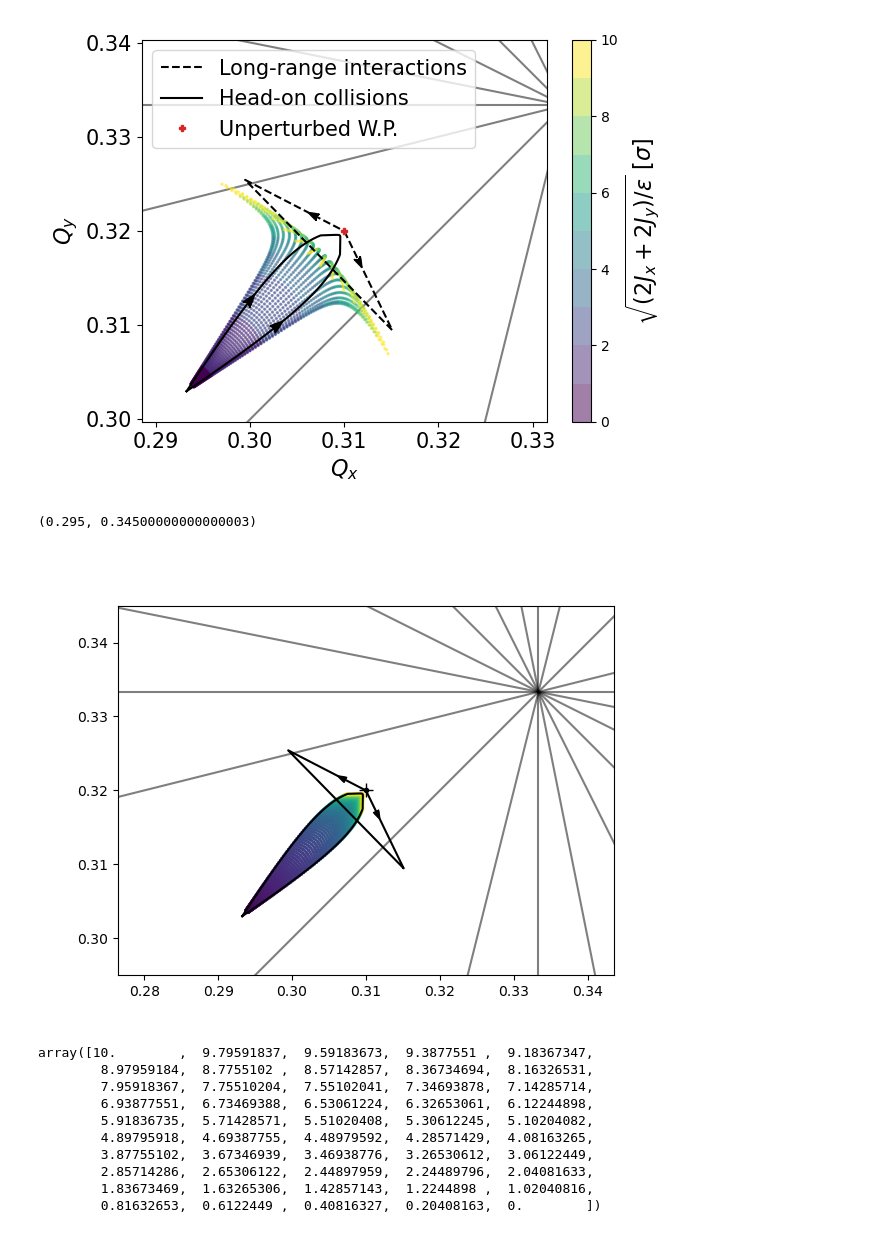
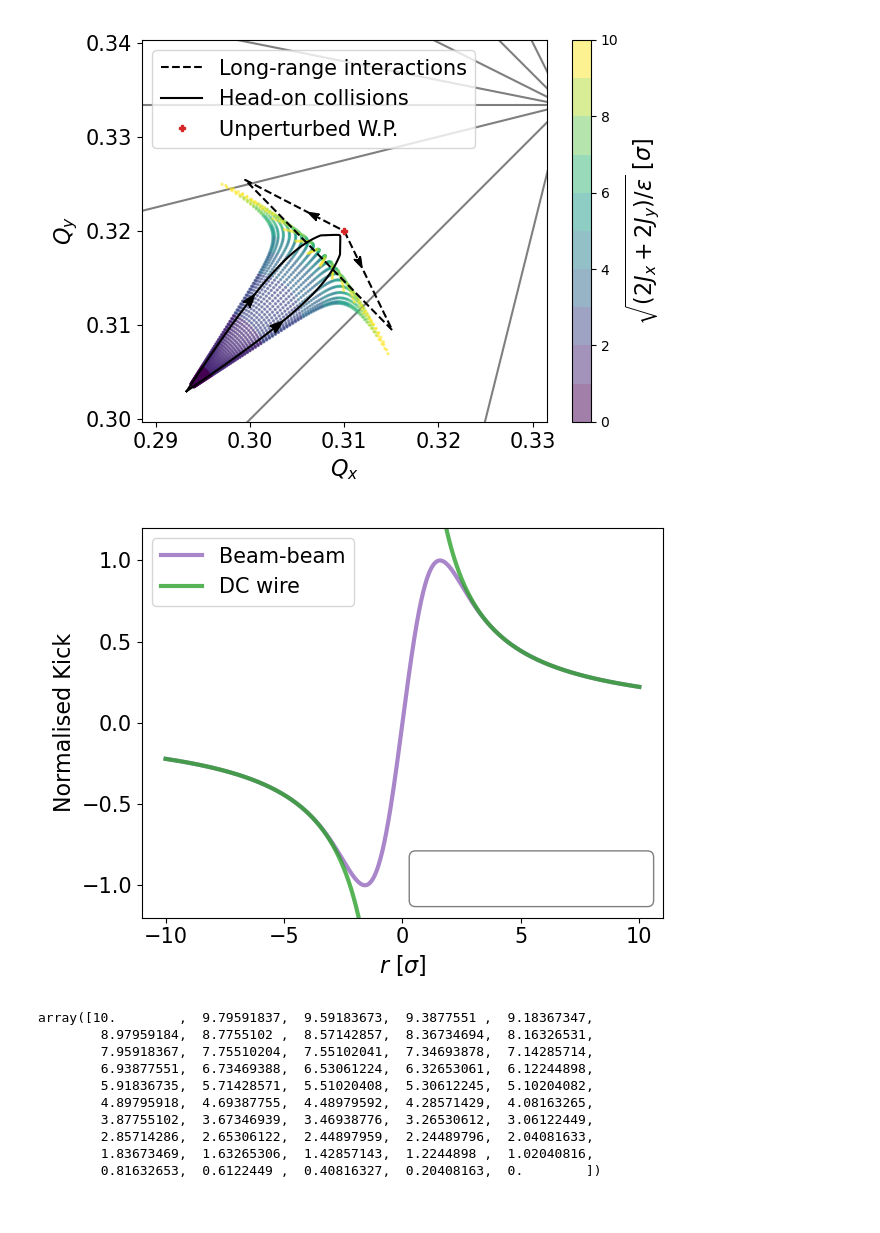
Before and after one commit to pbelange/abp, a Jupyter notebook: footprint/Analytic_footprint.ipynb, the cells around one changed output. Saved outputs shown, nothing was run; the diff lists cells and outputs as text; code cells hidden in the pictures.

Commit message:
Added kick comparison plot

```diff
--- a/footprint/Analytic_footprint.ipynb
+++ b/footprint/Analytic_footprint.ipynb
@@ -378,48 +378,56 @@ for color in ['viridis']:#['viridis', 'plasma', 'inferno', 'magma', 'cividis','w
 # %% [output]
 [figure]
 # %%
-from matplotlib.patches import FancyArrowPatch
-def drawArrow(x,y,scale=2,rotate=0,color='C0',alpha=1,label = None):
-    ax = plt.gca()
-    ax.plot(x[:-2], y[:-2], color=color,alpha=alpha,label=label)
-    posA, posB = zip(x[-2:], y[-2:])
-    edge_width = 2.*scale
-    anglestyle = "arc3,rad={}".format(np.radians(rotate))
-    #arrowstyle was 3*edge_width,3*edge_width,edge_width before.
-    arrowstyle = "fancy,head_length={},head_width={},tail_width={}".format(3*edge_width, 2*edge_width, edge_width)
+def BB_kick(r):
+    BB = 1/r*(1-np.exp(-r**2/2))
+    return BB/np.max(BB)
 
-    arrow = FancyArrowPatch(posA=posA, posB=posB, arrowstyle=arrowstyle, connectionstyle=anglestyle,color=color)
-    ax.add_artist(arrow)
+def wire_kick(r):
+    BB = 1/r*(1-np.exp(-r**2/2))
+    return 1/r/np.max(BB)
+
+def BB_potential(r):
+    V = 0.5*sciSpec.expi(-r**2/2)-np.log(np.abs(r)/5)
+    return V
+
+rVec = np.linspace(-10,10,1000)
+
+wire_cmp = wire_kick(rVec)
+wire_cmp[np.abs(wire_cmp)>2] = np.nan
+
+plt.figure()
+plt.plot(rVec,BB_kick(rVec),color='C4',lw=3,alpha=0.8,label='Beam-beam')
+plt.plot(rVec,wire_cmp,'-',color='C2',lw=3,alpha=0.8, label = 'DC wire')
+plt.ylim([-1.2,1.2])
+
+props = dict(boxstyle='round', facecolor='white', alpha=0.5)
+
+ax = plt.gca()
+ax.text(0.97,0.1,35*' ' + '\n',
+            transform=ax.transAxes,
+            fontsize=15,
+            verticalalignment='center',
+            horizontalalignment='right',
+            bbox=props)
+
+plt.legend(fontsize=15)
+
+plt.xticks(fontsize=15)
+plt.yticks(fontsize=15)
+
+plt.gca().xaxis.set_major_locator(plt.MaxNLocator(5))
+plt.gca().yaxis.set_major_locator(plt.MaxNLocator(5))
 
 
-plt.figure()
-BP.plotWorkingDiagram(order = 6,QxRange=np.array([0.25,0.35]),QyRange=np.array([0.25,0.35]))
+plt.xlabel(r'$r$ [$\sigma$]',fontsize=16)
+plt.ylabel(r'Normalised Kick',fontsize=16)
 
-#plt.scatter(Qx_0 + DQx_HO+ DQx_ip1+ DQx_ip5,Qy_0 + DQy_HO + DQy_ip1 +DQy_ip5,s=2,
-#            c=coordinates['r_n'],norm = BoundaryNorm(boundaries=np.linspace(0,10,11), ncolors=256),zorder=1000)
-plt.scatter(Qx_0 + DQx_HO,Qy_0 + DQy_HO,s=2,c=coordinates['r_n'])
-plt.plot(Qx_0+Cx_ip1+Cx_ip5,Qy_0+Cy_ip1+Cy_ip5,color='k')
+plt.tight_layout()
 
-_x,_y = Qx_0+Cx_ip1+Cx_ip5,Qy_0+Cy_ip1+Cy_ip5
-start,stop = len(_x)//5,len(_x)//5+3
-
-plt.plot(Qx_0+Cx_HO,Qy_0+Cy_HO,color='k')
-drawArrow(_x[start:stop],_y[start:stop],scale=1,rotate=0,color='k',alpha=1,label = None)
-start,stop = 4*len(_x)//5,4*len(_x)//5+3
-drawArrow(_x[start:stop][::-1],_y[start:stop][::-1],scale=1,rotate=0,color='k',alpha=1,label = None)
-plt.plot([Qx_0],[Qy_0],'+',markersize=10,color='k')
-plt.plot([Qx_0],[Qy_0],'.',color='k')
-plt.axis('equal')
-
-plt.xlim([0.31-window,0.31+window])
-plt.ylim([0.32-window,0.32+window])
-#cbar = plt.colorbar()
-#plt.clim(-2,1.2*np.max(coordinates['r_n']))
-#plt.set_cmap(color)
-#cbar.ax.set_ylim([0,np.max(coordinates['r_n'])])
+plt.savefig('./Figures/kick_BB_wire.pdf',format='pdf')
+plt.savefig('./Figures/kick_BB_wire.png',format='png',dpi=300)
 # %% [output]
-(0.295, 0.34500000000000003)
-[figure, old version]
+[figure, new version]
 # %%
 np.flip(np.linspace(0,10,50))
 # %% [output]
```
Also changed, not shown: parts of 1 cell of this notebook, 2 other files.
